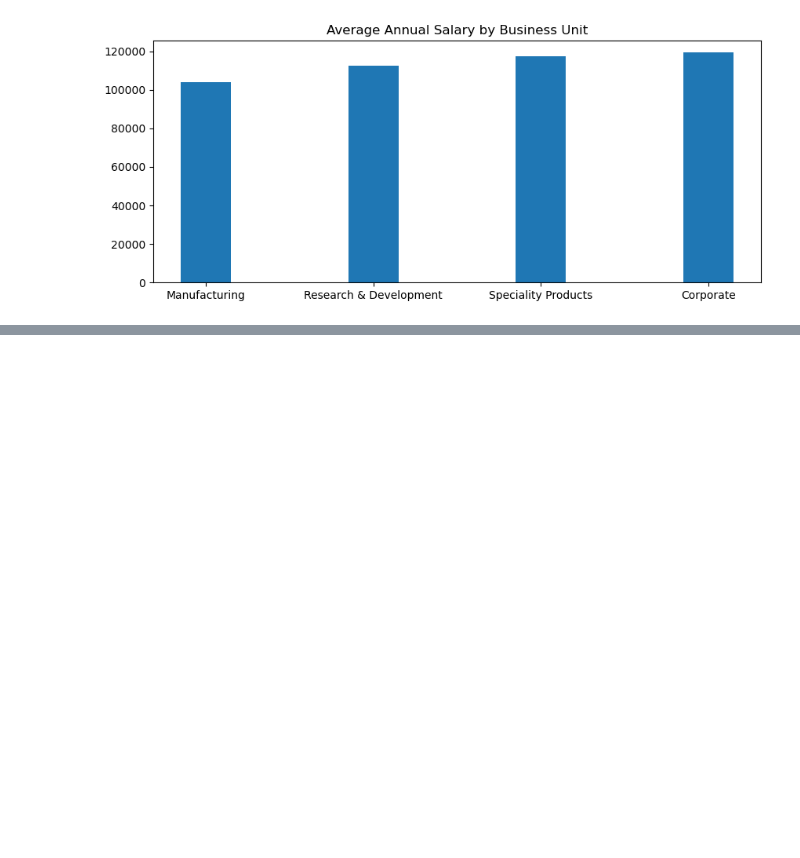
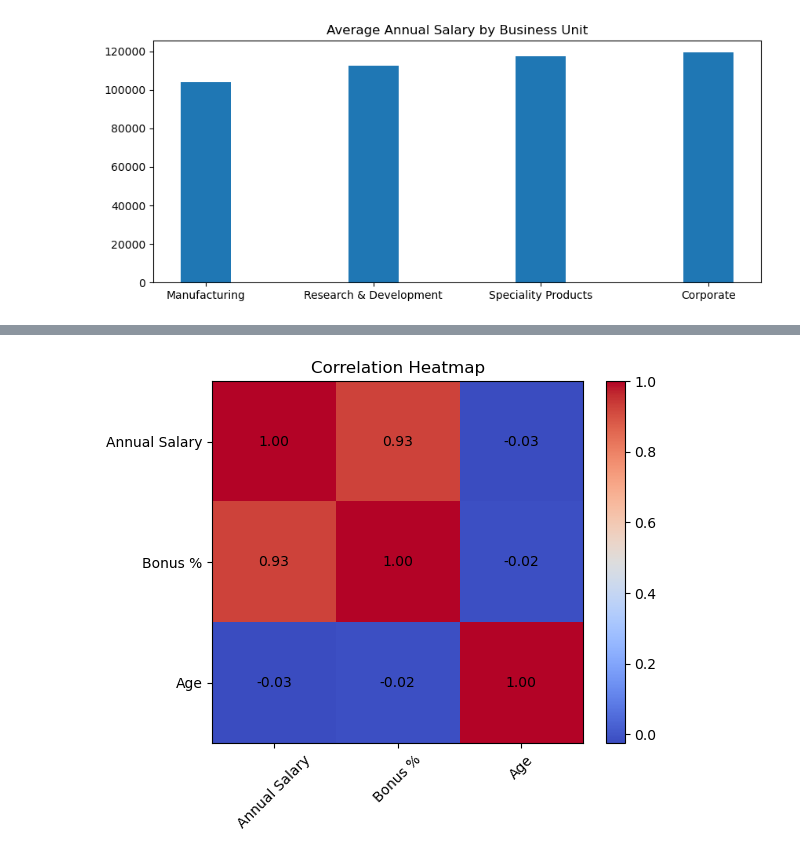
Before and after one commit to Myassar2/employee-analysis, a Jupyter notebook: Employee.ipynb, the cells around one changed output, grey strips where cells are left out. Saved outputs shown, nothing was run; the diff lists cells and outputs as text; code cells hidden in the pictures; blank space fills up the shorter version.

```diff
--- a/Employee.ipynb
+++ b/Employee.ipynb
@@ -808,0 +832,23 @@ Text(0.5, 1.0, 'Average Annual Salary by Business Unit')
+# %%
+
+
+corr = df[["Annual Salary", "Bonus %", "Age"]].corr()
+
+plt.figure(figsize=(6,5))
+plt.imshow(corr, cmap="coolwarm", interpolation="none", aspect="auto")
+plt.colorbar()
+
+
+plt.xticks(range(len(corr.columns)), corr.columns, rotation=45)
+plt.yticks(range(len(corr.columns)), corr.columns)
+
+
+for i in range(len(corr.columns)):
+    for j in range(len(corr.columns)):
+        plt.text(j, i, f"{corr.iloc[i, j]:.2f}", ha="center", va="center")
+
+plt.title("Correlation Heatmap")
+plt.tight_layout()
+plt.show()
+# %% [output]
+[figure, added]
```
Also changed, not shown: parts of 7 cells of this notebook.
